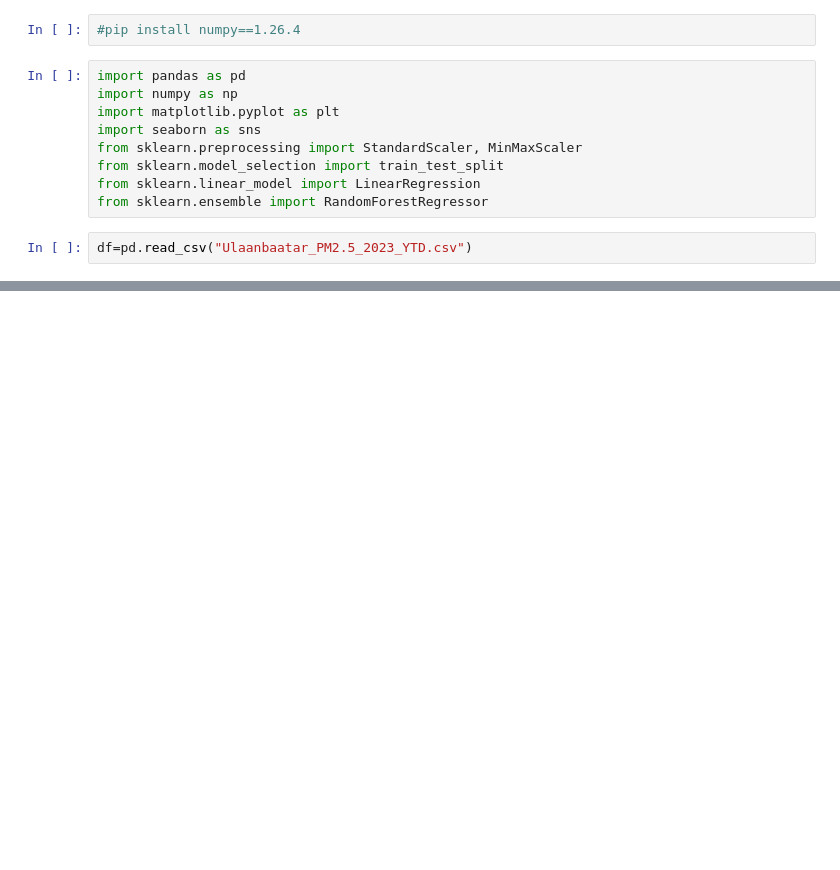
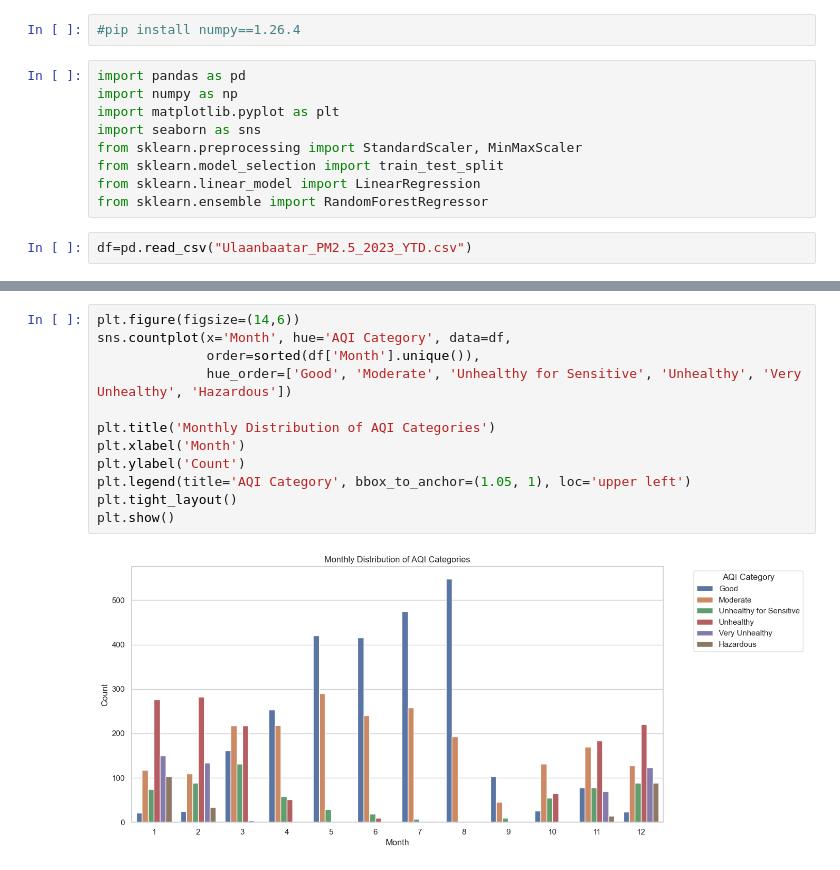
Before and after one commit to CCT-Dublin/capstone-project-Nomin1016, a Jupyter notebook: Nomin_CA3_StrategicThinking.ipynb, the cells around one changed output, grey strips where cells are left out. Cells and saved outputs as stored; diff of their text form; blank space fills up the shorter version.

```diff
--- a/Nomin_CA3_StrategicThinking.ipynb
+++ b/Nomin_CA3_StrategicThinking.ipynb
@@ -40,0 +240,14 @@ df.head()
+# %%
+plt.figure(figsize=(14,6))
+sns.countplot(x='Month', hue='AQI Category', data=df,
+              order=sorted(df['Month'].unique()),
+              hue_order=['Good', 'Moderate', 'Unhealthy for Sensitive', 'Unhealthy', 'Very Unhealthy', 'Hazardous'])
+
+plt.title('Monthly Distribution of AQI Categories')
+plt.xlabel('Month')
+plt.ylabel('Count')
+plt.legend(title='AQI Category', bbox_to_anchor=(1.05, 1), loc='upper left')
+plt.tight_layout()
+plt.show()
+# %% [output]
+[figure, added]
```
Also changed, not shown: parts of 35 cells of this notebook.
